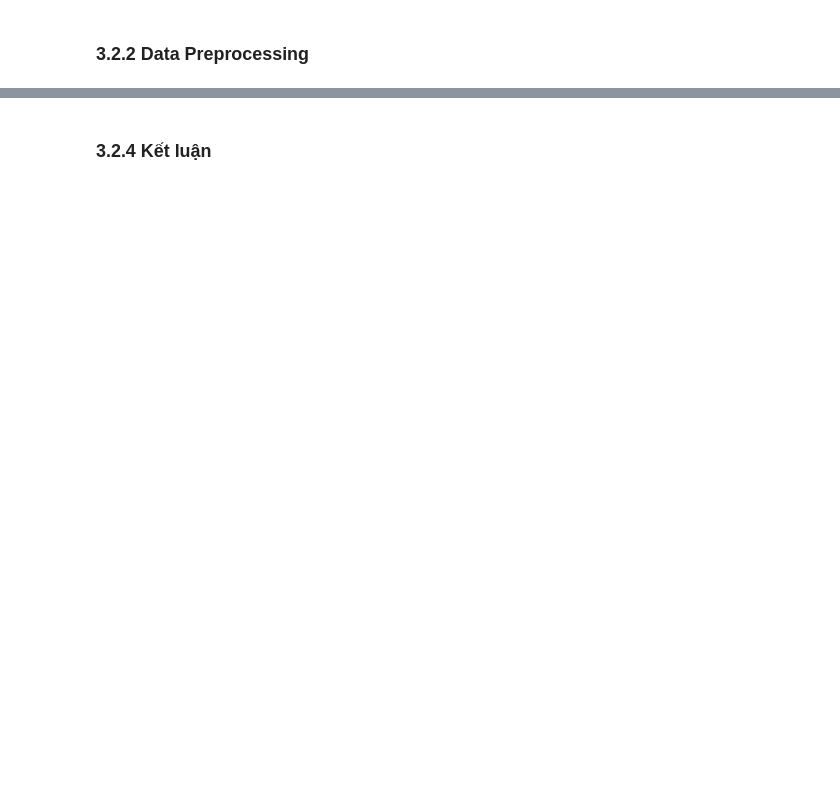
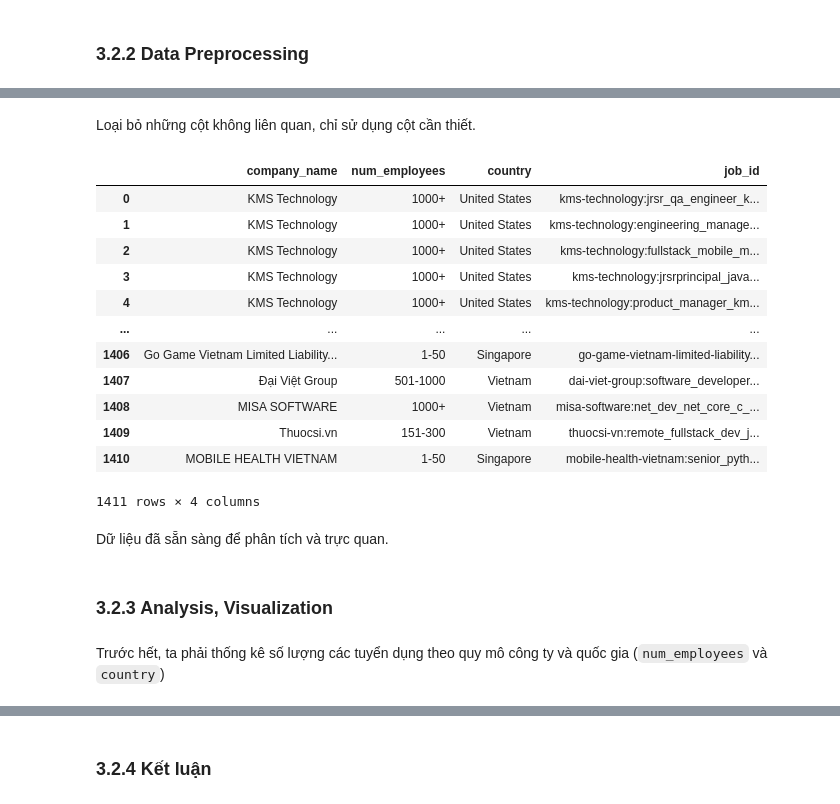
Before and after one commit to huyle-itus/P4DS_FinalProject, a Jupyter notebook: FinalProject.ipynb, the cells around one changed output, grey strips where cells are left out. Saved outputs shown, nothing was run; the diff lists cells and outputs as text; code cells hidden in the pictures; blank space fills up the shorter version.

```diff
--- a/FinalProject.ipynb
+++ b/FinalProject.ipynb
@@ -417,0 +601,26 @@ Tuy nhiên dữ liệu ở 2 cột `three_reasons` và `description` có các d
+# %% [markdown]
+Loại bỏ những cột không liên quan, chỉ sử dụng cột cần thiết.
+# %%
+columns = ["company_name", "num_employees", "country","job_id"]
+jobs_companies_df = jobs_companies_df[columns]
+jobs_companies_df
+# %% [output]
+|  | company_name | num_employees | country | job_id |
+| 0 | KMS Technology | 1000+ | United States | kms-technology:jrsr_qa_engineer_k... |
+| 1 | KMS Technology | 1000+ | United States | kms-technology:engineering_manage... |
+| 2 | KMS Technology | 1000+ | United States | kms-technology:fullstack_mobile_m... |
+| 3 | KMS Technology | 1000+ | United States | kms-technology:jrsrprincipal_java... |
+| 4 | KMS Technology | 1000+ | United States | kms-technology:product_manager_km... |
+| ... | ... | ... | ... | ... |
+| 1406 | Go Game Vietnam Limited Liability... | 1-50 | Singapore | go-game-vietnam-limited-liability... |
+| 1407 | Đại Việt Group | 501-1000 | Vietnam | dai-viet-group:software_developer... |
+| 1408 | MISA SOFTWARE | 1000+ | Vietnam | misa-software:net_dev_net_core_c_... |
+| 1409 | Thuocsi.vn | 151-300 | Vietnam | thuocsi-vn:remote_fullstack_dev_j... |
+| 1410 | MOBILE HEALTH VIETNAM | 1-50 | Singapore | mobile-health-vietnam:senior_pyth... |
+1411 rows × 4 columns
+# %% [markdown]
+Dữ liệu đã sẵn sàng để phân tích và trực quan.
+# %% [markdown]
+### 3.2.3 Analysis, Visualization
+# %% [markdown]
+Trước hết, ta phải thống kê số lượng các tuyển dụng theo quy mô công ty và quốc gia (`num_employees` và `country`)
```
Also changed, not shown: parts of 43 cells of this notebook.
